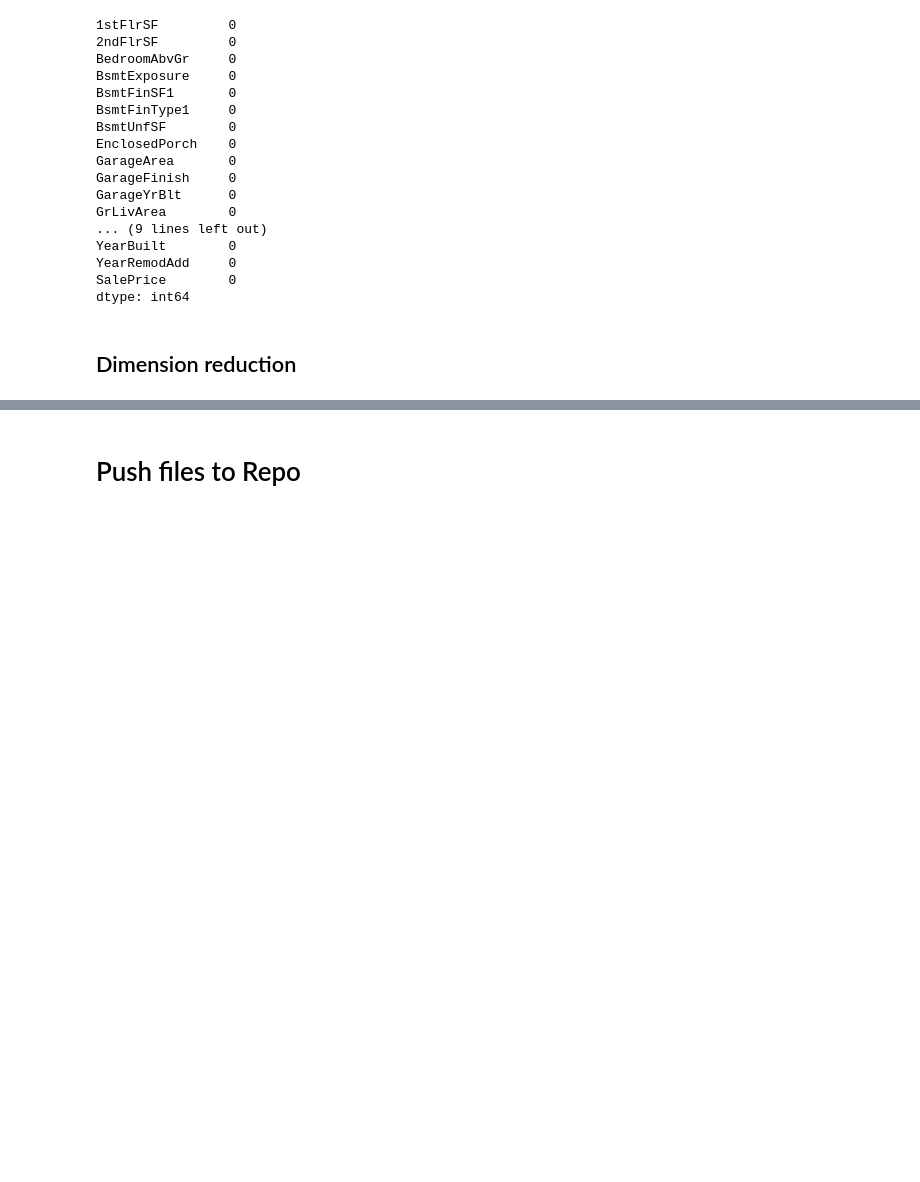
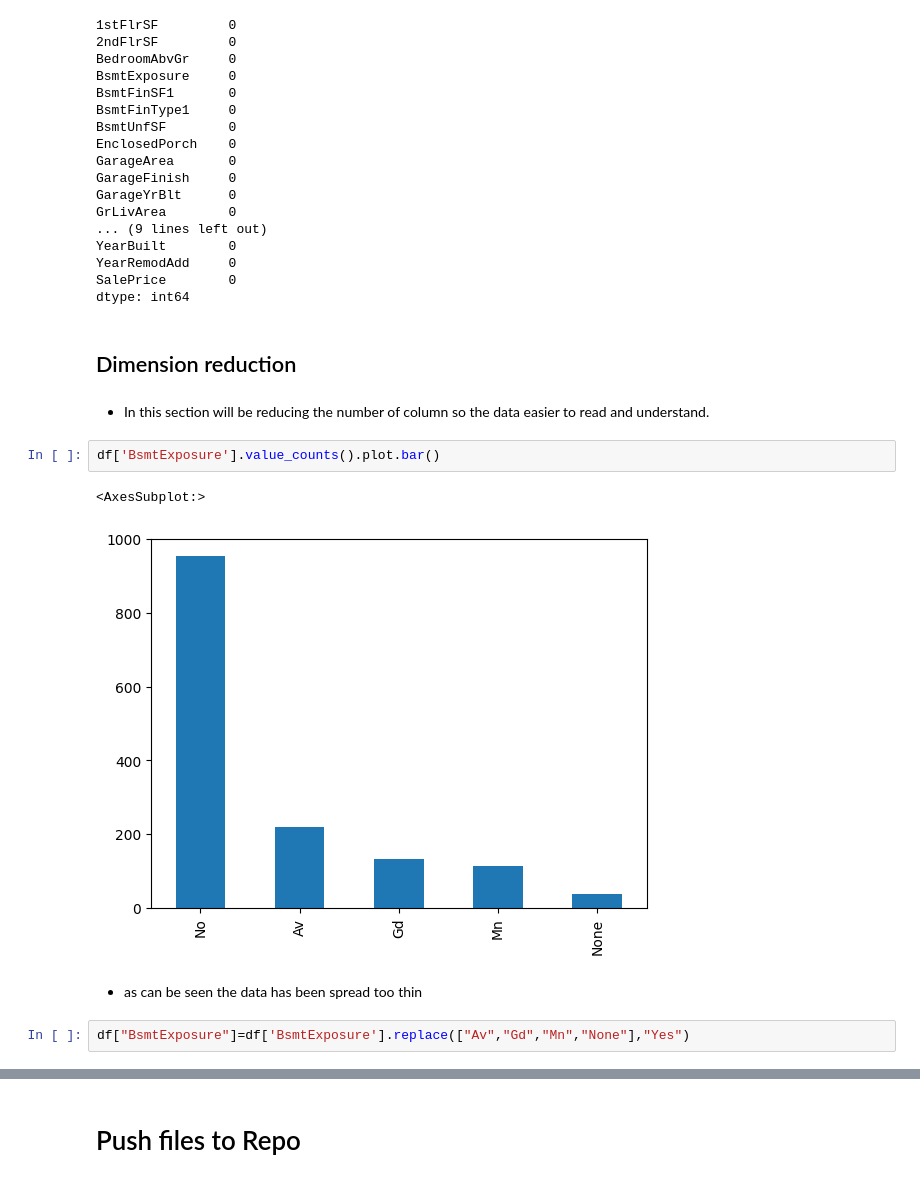
Before and after one commit to TimothyYW/Project_05, a Jupyter notebook: jupyter_notebooks/02 Data_Cleaning.ipynb, the cells around one changed output, grey strips where cells are left out. Cells and saved outputs as stored; diff of their text form; blank space fills up the shorter version.

Commit message:
add dimension reduction for BsmtExposure

```diff
--- a/jupyter_notebooks/02 Data_Cleaning.ipynb
+++ b/jupyter_notebooks/02 Data_Cleaning.ipynb
@@ -144,3 +144,14 @@ SalePrice        0
 dtype: int64
 # %% [markdown]
 ## Dimension reduction
+# %% [markdown]
++ In this section will be reducing the number of column so the data easier to read and understand.
+# %%
+df['BsmtExposure'].value_counts().plot.bar()
+# %% [output]
+<AxesSubplot:>
+[figure, added]
+# %% [markdown]
++ as can be seen the data has been spread too thin
+# %%
+df["BsmtExposure"]=df['BsmtExposure'].replace(["Av","Gd","Mn","None"],"Yes")
```
Also changed, not shown: parts of 4 cells of this notebook.
